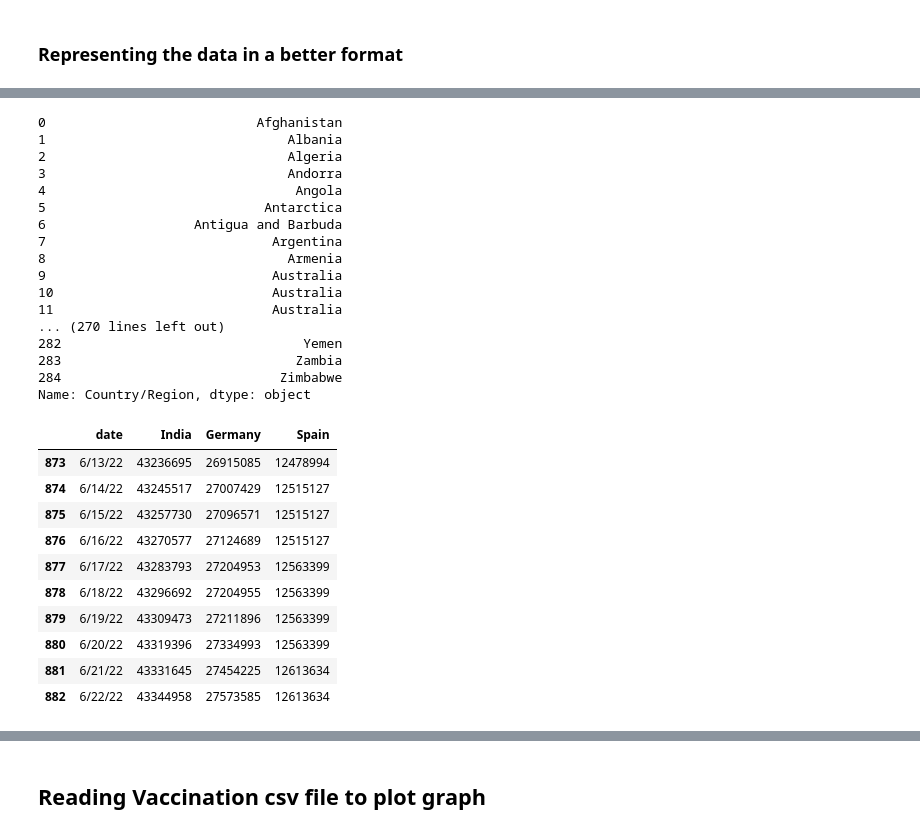
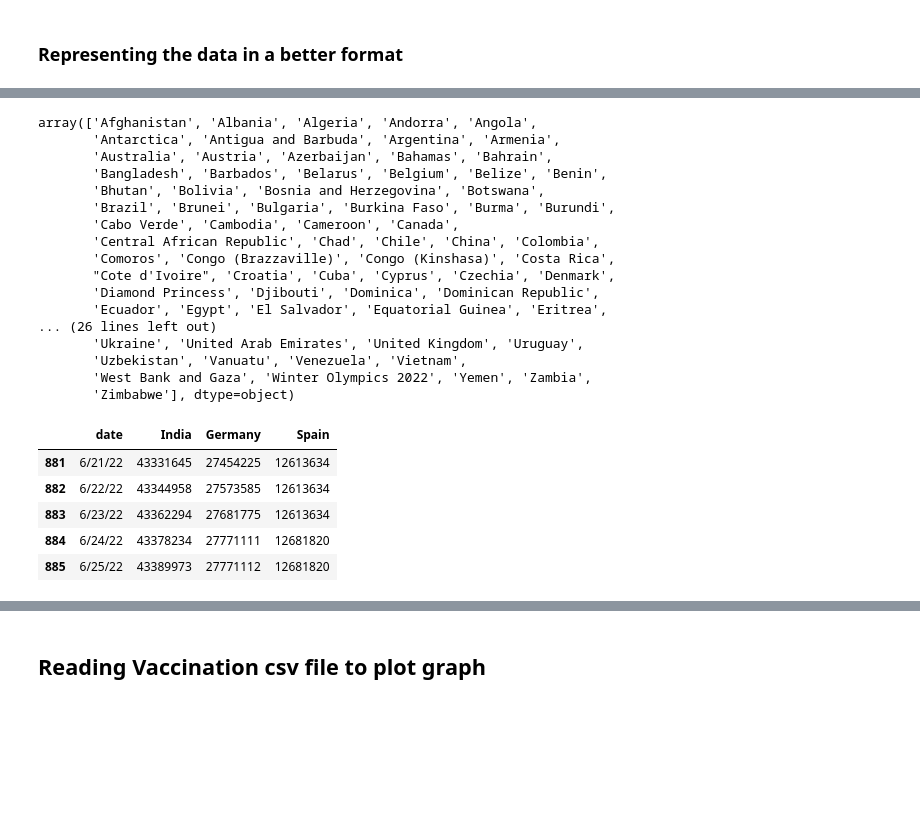
Before and after one commit to anzalharris/COVID-19_DataScience_Project, a Jupyter notebook: notebooks/Data_Understanding-Complete-Copy1.ipynb, the cells around one changed output, grey strips where cells are left out. Saved outputs shown, nothing was run; the diff lists cells and outputs as text; code cells hidden in the pictures; blank space fills up the shorter version.

```diff
--- a/notebooks/Data_Understanding-Complete-Copy1.ipynb
+++ b/notebooks/Data_Understanding-Complete-Copy1.ipynb
@@ -13,16 +11,10 @@ import os
 from datetime import datetime
 
 %matplotlib inline
-
-pd.set_option('display.max_rows', 500) # Display upto 500 rows
-
-
 import matplotlib as mpl
 import matplotlib.pyplot as plt
 
 import seaborn as sns
-
-import plotly.graph_objects as go
 # %%
 mpl.rcParams['figure.figsize'] = (16, 9)
 pd.set_option('display.max_rows', 800)
@@ -100,43 +61,35 @@ df_plot.head()
 # %%
-pd_raw['Country/Region']
+pd_raw['Country/Region'].unique()
 # %% [output]
-0                           Afghanistan
-1                               Albania
-2                               Algeria
-3                               Andorra
-4                                Angola
-5                            Antarctica
-6                   Antigua and Barbuda
-7                             Argentina
-8                               Armenia
-9                             Australia
-10                            Australia
-11                            Australia
-... (270 lines left out)
-282                               Yemen
-283                              Zambia
-284                            Zimbabwe
-Name: Country/Region, dtype: object
+array(['Afghanistan', 'Albania', 'Algeria', 'Andorra', 'Angola',
+       'Antarctica', 'Antigua and Barbuda', 'Argentina', 'Armenia',
+       'Australia', 'Austria', 'Azerbaijan', 'Bahamas', 'Bahrain',
+       'Bangladesh', 'Barbados', 'Belarus', 'Belgium', 'Belize', 'Benin',
+       'Bhutan', 'Bolivia', 'Bosnia and Herzegovina', 'Botswana',
+       'Brazil', 'Brunei', 'Bulgaria', 'Burkina Faso', 'Burma', 'Burundi',
+       'Cabo Verde', 'Cambodia', 'Cameroon', 'Canada',
+       'Central African Republic', 'Chad', 'Chile', 'China', 'Colombia',
+       'Comoros', 'Congo (Brazzaville)', 'Congo (Kinshasa)', 'Costa Rica',
+       "Cote d'Ivoire", 'Croatia', 'Cuba', 'Cyprus', 'Czechia', 'Denmark',
+       'Diamond Princess', 'Djibouti', 'Dominica', 'Dominican Republic',
+       'Ecuador', 'Egypt', 'El Salvador', 'Equatorial Guinea', 'Eritrea',
+... (26 lines left out)
+       'Ukraine', 'United Arab Emirates', 'United Kingdom', 'Uruguay',
+       'Uzbekistan', 'Vanuatu', 'Venezuela', 'Vietnam',
+       'West Bank and Gaza', 'Winter Olympics 2022', 'Yemen', 'Zambia',
+       'Zimbabwe'], dtype=object)
 # %%
-country_list=['India',
-              'Germany',
-              'Spain',
-              ]
+country_list=['India','Germany','Spain',]
 # %%
 for each in country_list:
     df_plot[each]=np.array(pd_raw[pd_raw['Country/Region']==each].iloc[:,4::].sum(axis=0))
 # %%
-df_plot[-10:] # To Display cases in last 10 days
+df_plot[-5:] # To Display cases in last 5 days
 # %% [output]
 |  | date | India | Germany | Spain |
-| 873 | 6/13/22 | 43236695 | 26915085 | 12478994 |
-| 874 | 6/14/22 | 43245517 | 27007429 | 12515127 |
-| 875 | 6/15/22 | 43257730 | 27096571 | 12515127 |
-| 876 | 6/16/22 | 43270577 | 27124689 | 12515127 |
-| 877 | 6/17/22 | 43283793 | 27204953 | 12563399 |
-| 878 | 6/18/22 | 43296692 | 27204955 | 12563399 |
-| 879 | 6/19/22 | 43309473 | 27211896 | 12563399 |
-| 880 | 6/20/22 | 43319396 | 27334993 | 12563399 |
 | 881 | 6/21/22 | 43331645 | 27454225 | 12613634 |
 | 882 | 6/22/22 | 43344958 | 27573585 | 12613634 |
+| 883 | 6/23/22 | 43362294 | 27681775 | 12613634 |
+| 884 | 6/24/22 | 43378234 | 27771111 | 12681820 |
+| 885 | 6/25/22 | 43389973 | 27771112 | 12681820 |
 # %%
```
Also changed, not shown: parts of 89 cells of this notebook, 1 other file.
